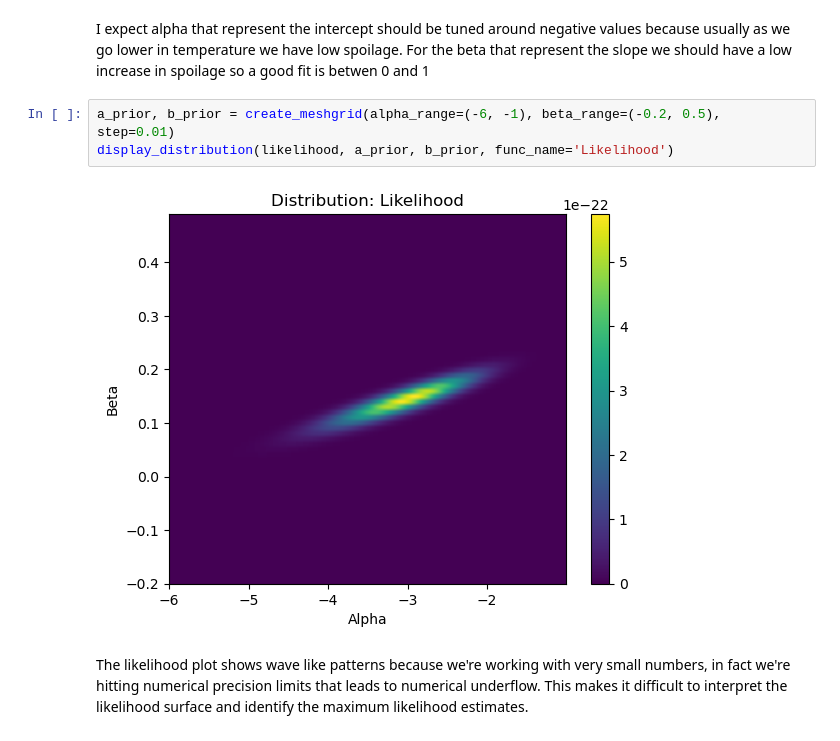
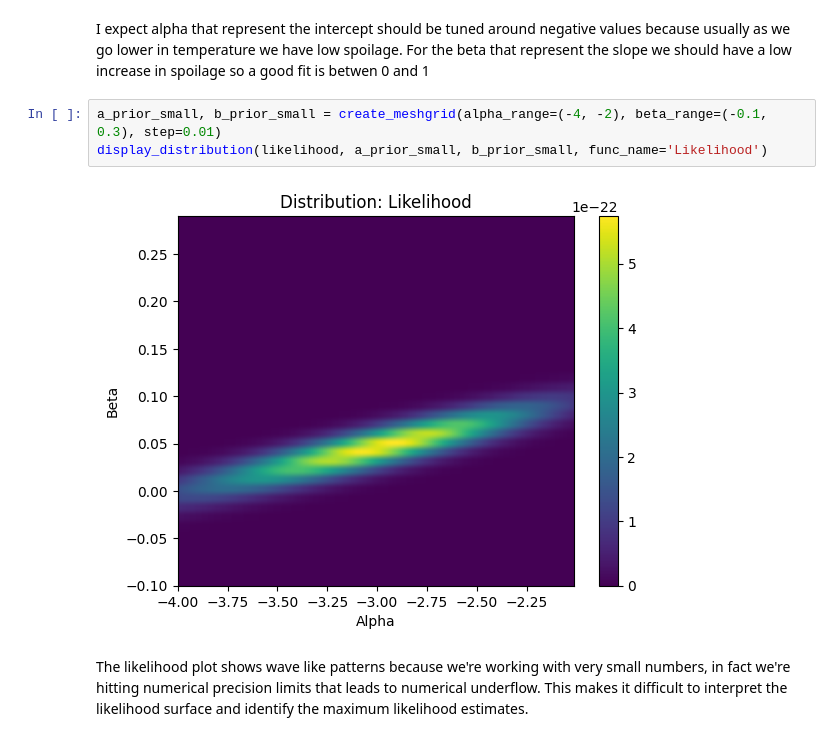
Before and after one commit to FedericoGritti/probabilistic_mushroom_spoilage_model, a Jupyter notebook: carnio_gritti.ipynb, the cells around one changed output. Drawn from its saved outputs; the diff is of its cells as text.

```diff
--- a/carnio_gritti.ipynb
+++ b/carnio_gritti.ipynb
@@ -234,10 +236,10 @@ def display_distribution(func, alpha_g, beta_g, func_name=''):
 I expect alpha that represent the intercept should be tuned around negative values because usually as we go lower in temperature we have low spoilage.
 For the beta that represent the slope we should have a low increase in spoilage so a good fit is betwen 0 and 1
 # %%
-a_prior, b_prior = create_meshgrid(alpha_range=(-6, -1), beta_range=(-0.2, 0.5), step=0.01)
-display_distribution(likelihood, a_prior, b_prior, func_name='Likelihood')
+a_prior_small, b_prior_small = create_meshgrid(alpha_range=(-4, -2), beta_range=(-0.1, 0.3), step=0.01)
+display_distribution(likelihood, a_prior_small, b_prior_small, func_name='Likelihood')
 # %% [output]
-[figure, old version]
+[figure, new version]
 # %% [markdown]
 The likelihood plot shows wave like patterns because we're working with very small numbers, in fact we're hitting numerical precision limits that leads to numerical underflow. This makes it difficult to interpret the likelihood surface and identify the maximum likelihood estimates.
 # %% [markdown]
```
Also changed, not shown: parts of 58 cells of this notebook.
